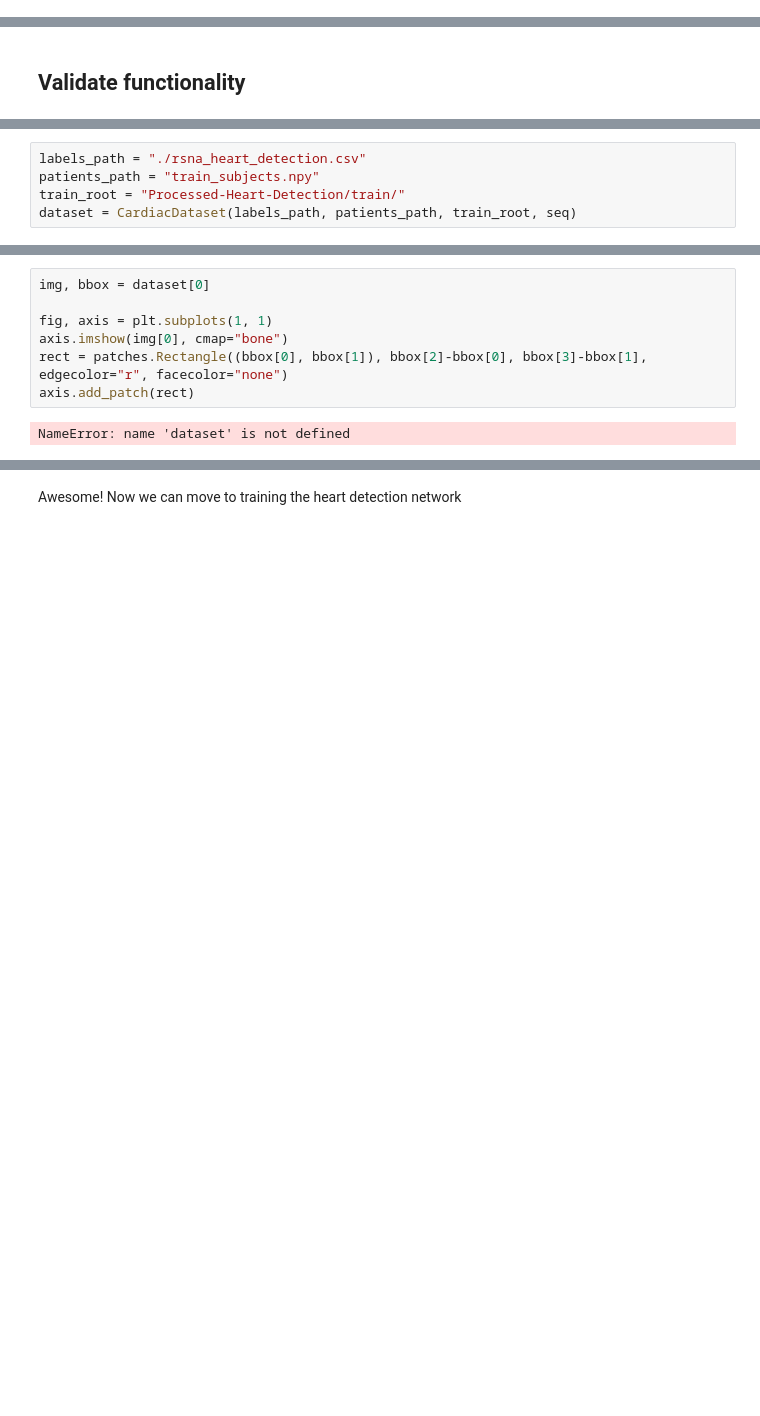
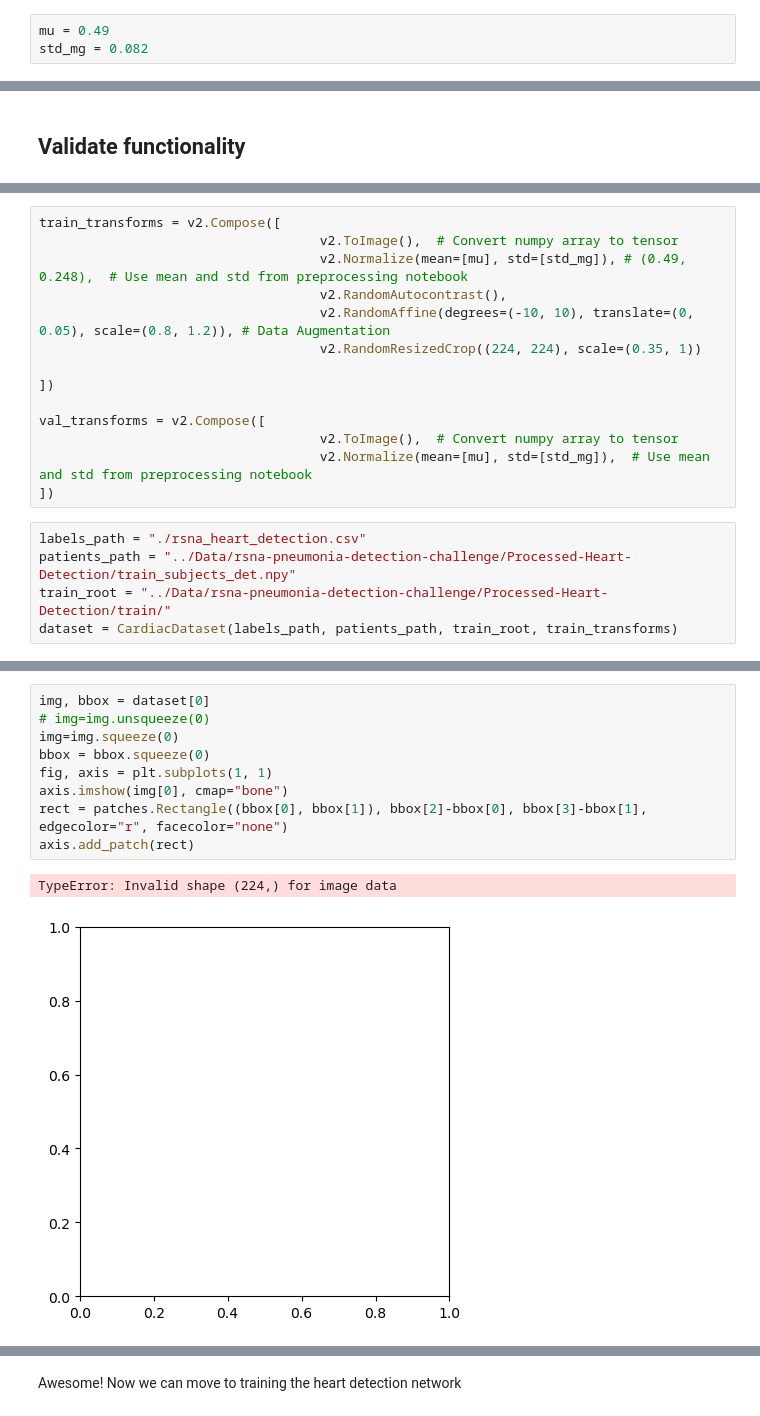
Before and after one commit to mgabr001-git/AI_IN_MEDICAL_IMAGING, a Jupyter notebook: 05-Detection/02-Dataset.ipynb, the cells around one changed output, grey strips where cells are left out. Saved outputs shown, nothing was run; the diff lists cells and outputs as text; blank space fills up the shorter version.

````diff
--- a/05-Detection/02-Dataset.ipynb
+++ b/05-Detection/02-Dataset.ipynb
@@ -33,6 +38,9 @@ bb = BoundingBox(x1=bbox[0], y1=bbox[1], x2=bbox[2], y2=bbox[3])
 img, aug_bbox  = self.augment(image=img, bounding_boxes=bb)
 bbox = aug_bbox[0][0], aug_bbox[0][1], aug_bbox[1][0], aug_bbox[1][1]
 ```
+# %%
+mu = 0.49
+std_mg = 0.082
 # %%
 class CardiacDataset(torch.utils.data.Dataset):
 
@@ -118,5 +134,19 @@ seq = iaa.Sequential([
+# %%
+train_transforms = v2.Compose([
+                                    v2.ToImage(),  # Convert numpy array to tensor
+                                    v2.Normalize(mean=[mu], std=[std_mg]), # (0.49, 0.248),  # Use mean and std from preprocessing notebook
+                                    v2.RandomAutocontrast(),
+                                    v2.RandomAffine(degrees=(-10, 10), translate=(0, 0.05), scale=(0.8, 1.2)), # Data Augmentation
+                                    v2.RandomResizedCrop((224, 224), scale=(0.35, 1))
+
+])
+
+val_transforms = v2.Compose([
+                                    v2.ToImage(),  # Convert numpy array to tensor
+                                    v2.Normalize(mean=[mu], std=[std_mg]),  # Use mean and std from preprocessing notebook
+])
 # %%
 labels_path = "./rsna_heart_detection.csv"
-patients_path = "train_subjects.npy"
-train_root = "Processed-Heart-Detection/train/"
-dataset = CardiacDataset(labels_path, patients_path, train_root, seq)
+patients_path = "../Data/rsna-pneumonia-detection-challenge/Processed-Heart-Detection/train_subjects_det.npy"
+train_root = "../Data/rsna-pneumonia-detection-challenge/Processed-Heart-Detection/train/"
+dataset = CardiacDataset(labels_path, patients_path, train_root, train_transforms)
@@ -125,11 +169,14 @@ NameError: name 'seq' is not defined
 # %%
 img, bbox = dataset[0]
-
+# img=img.unsqueeze(0)
+img=img.squeeze(0)
+bbox = bbox.squeeze(0)
 fig, axis = plt.subplots(1, 1)
 axis.imshow(img[0], cmap="bone")
 rect = patches.Rectangle((bbox[0], bbox[1]), bbox[2]-bbox[0], bbox[3]-bbox[1], edgecolor="r", facecolor="none")
 axis.add_patch(rect)
 # %% [output]
-NameError: name 'dataset' is not defined
+TypeError: Invalid shape (224,) for image data
+[figure, added]
 # %%
 img, label = dataset[17]
````
Also changed, not shown: parts of 9 cells of this notebook, 4 other files.
